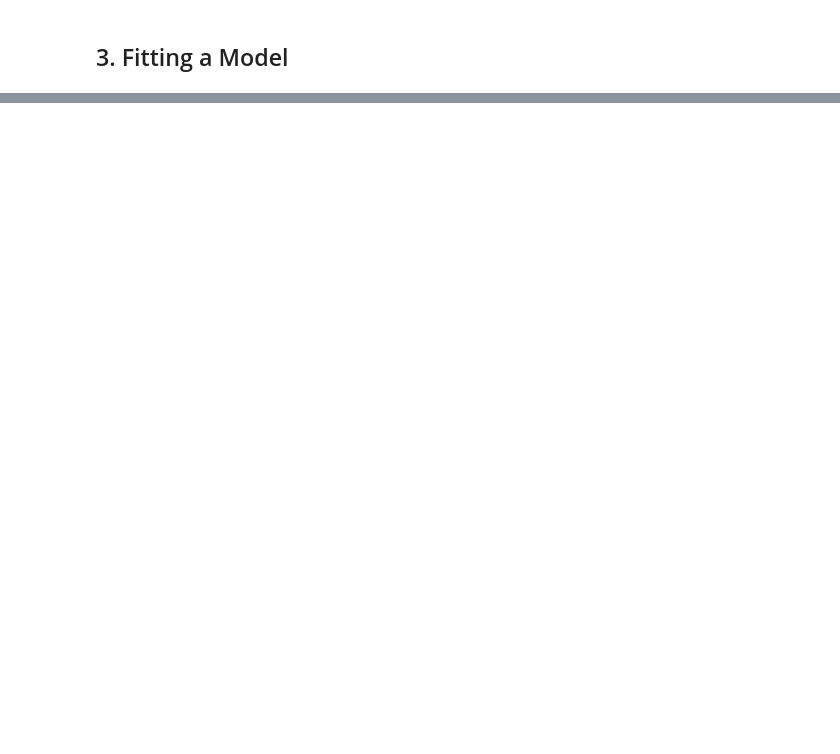
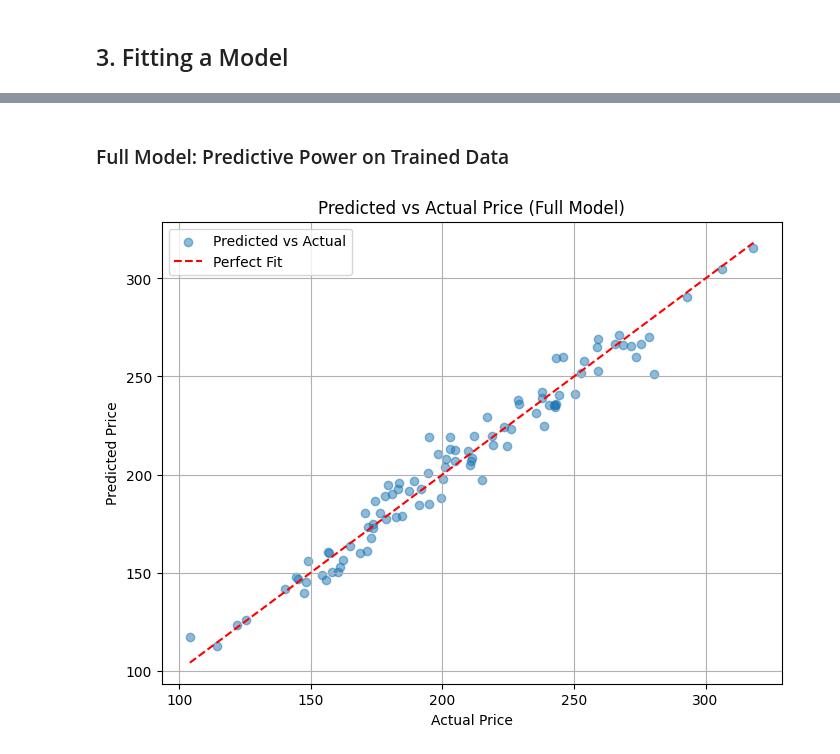
Before and after one commit to swschuetz/cybersecurity-ai, a Jupyter notebook: regression/airbnb_listing.ipynb, the cells around one changed output, grey strips where cells are left out. Drawn from its saved outputs; the diff is of its cells as text; code cells hidden in the pictures; blank space fills up the shorter version.

```diff
--- a/regression/airbnb_listing.ipynb
+++ b/regression/airbnb_listing.ipynb
@@ -122,7 +150,7 @@ formula = ("Price ~ Minimum_Nights + Accommodates + Bedrooms + Bathrooms + "
 #formula = ("Price ~ Minimum_Nights")
 
 # Fit the model using the training data
-model = smf.ols(formula=formula, data=train_data).fit()
+full_model = smf.ols(formula=formula, data=train_data).fit()
 
 # Print the model summary
-print(model.summary())
+full_model.summary()
@@ -128,0 +190,27 @@ print(model.summary())
+# %% [markdown]
+### Full Model: Predictive Power on Trained Data
+# %%
+import matplotlib.pyplot as plt
+
+# Extract actual and predicted values
+actual = train_data["Price"]
+predicted = full_model.fittedvalues
+
+# Create scatter plot
+plt.figure(figsize=(8,6))
+plt.scatter(actual, predicted, alpha=0.5, label="Predicted vs Actual")
+
+# Add perfect prediction reference line
+plt.plot([actual.min(), actual.max()], [actual.min(), actual.max()], 'r--', label="Perfect Fit")
+
+# Labels and title
+plt.xlabel("Actual Price")
+plt.ylabel("Predicted Price")
+plt.title("Predicted vs Actual Price (Full Model)")
+plt.legend()
+plt.grid(True)
+
+# Show plot
+plt.show()
+# %% [output]
+[figure, added]
```
Also changed, not shown: parts of 10 cells of this notebook.
